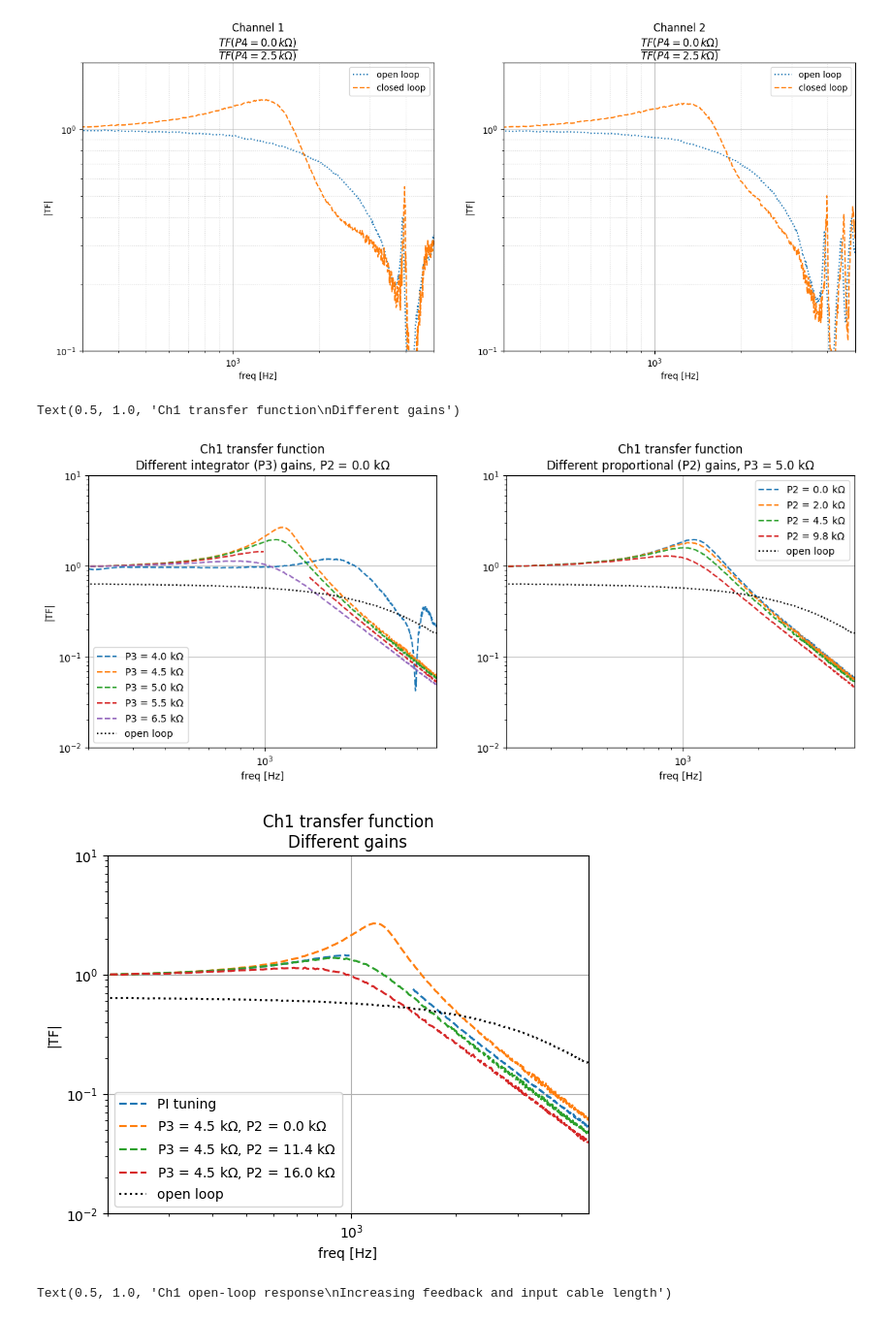
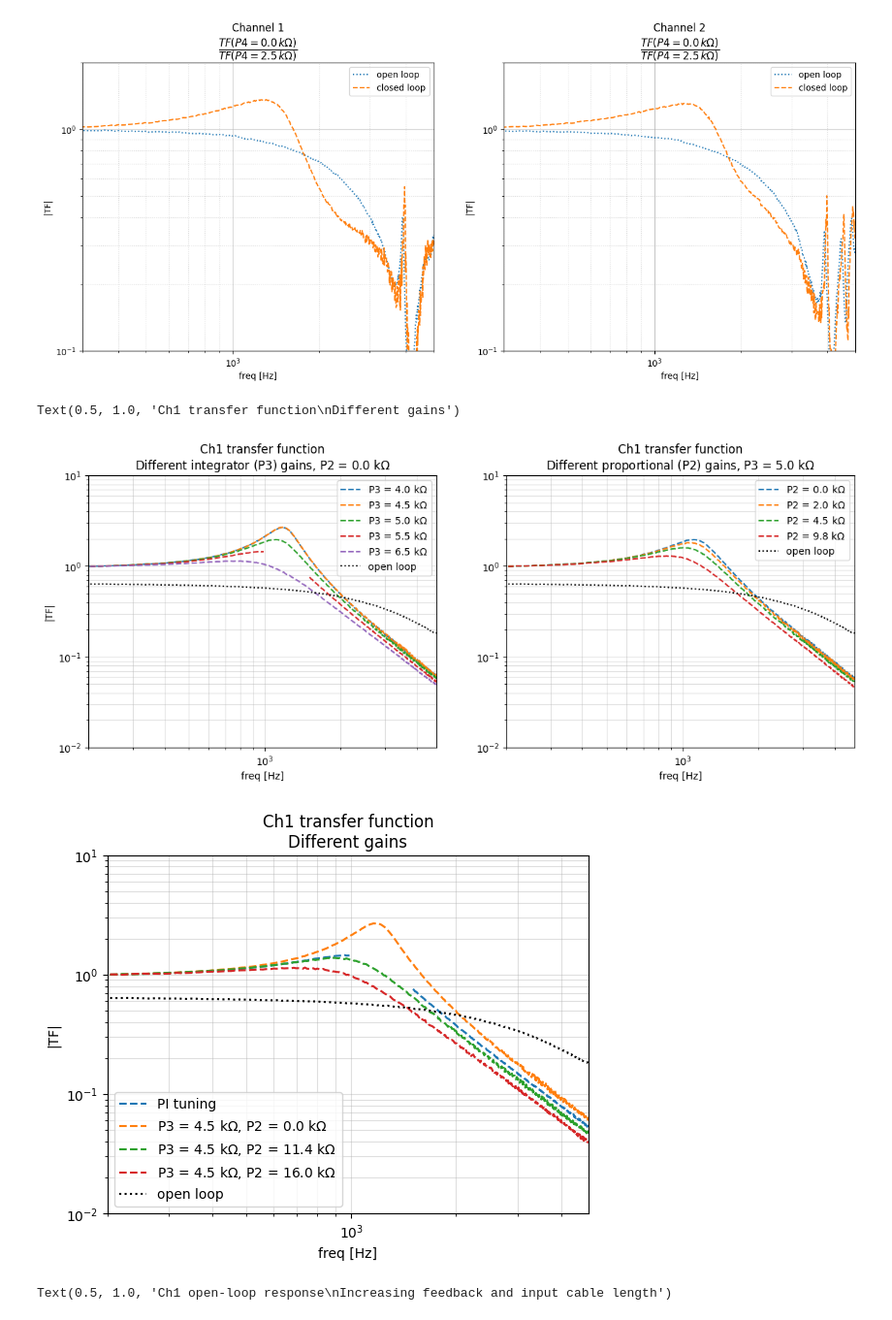
Before and after one commit to runabriguglio/SPLATT, a Jupyter notebook: splattsw/JupyterNotebooks/scratchPiezoTFs.ipynb, the cells around one changed output. Shown at 97% size. Saved outputs shown, nothing was run; the diff lists cells and outputs as text; code cells hidden in the pictures.

```diff
--- a/splattsw/JupyterNotebooks/scratchPiezoTFs.ipynb
+++ b/splattsw/JupyterNotebooks/scratchPiezoTFs.ipynb
@@ -120,6 +120,8 @@ spe,f = get_spectra_from_tns(['20260227_144140','20260227_144200'],fs=freq,tstar
 ch2_oltf[frange] = spe[3,frange]/spe[2,frange]
 ch2_oltf_ct[frange] = spe[1,frange]/spe[2,frange]
 
+ch1_cltf_0 = ch1_cltf.copy()
+
 dec = 100
 plt.figure()
 plt.plot(f[::dec],ch1_oltf[::dec],':',c='C0',label='ch1 (OL)')
@@ -131,6 +133,7 @@ plt.grid()
 plt.xscale('log')
 plt.yscale('log')
 plt.xlim([200,5500])
+plt.grid(which='both',alpha=0.3)
 plt.ylim([1e-2,10])
 plt.xlabel('freq [Hz]')
 plt.ylabel('|TF|')
@@ -147,6 +150,7 @@ plt.xscale('log')
 plt.yscale('log')
 plt.xlim([200,5500])
 plt.ylim([1e-2,10])
+plt.grid(which='both',alpha=0.3)
 plt.xlabel('freq [Hz]')
 plt.ylabel('|TF|')
 plt.title('S331 cross talk measurement')
@@ -163,6 +167,7 @@ plt.yscale('log')
 plt.xlim([200,5500])
 plt.ylim([1e-3,10])
 plt.xlabel('freq [Hz]')
+plt.grid(which='both',alpha=0.3)
 plt.ylabel('|TF|')
 plt.title('S331 cross talk measurement')
 
@@ -177,6 +182,7 @@ plt.xlim([200,6000])
 plt.ylim([0.75,1.02])
 plt.xlabel('freq [Hz]')
 plt.yticks(np.arange(16)/50+0.75)
+plt.grid(which='both',alpha=0.3)
 plt.ylabel('|TF|')
 plt.title('Transfer function ratio\nChannel 2 / Channel 1')
 # %% [output]
@@ -530,14 +542,14 @@ ch1_cltf_N[frange] = spe[1,frange]/spe[0,frange]
 dec = 100
 plt.figure(figsize=(14,5))
 plt.subplot(1,2,1)
-plt.plot(f[::dec],ch1_cltf[::dec],'--',label=r'P3 = 4.0 k$\Omega$')
+plt.plot(f[::dec],ch1_cltf_0[::dec],'--',label=r'P3 = 4.0 k$\Omega$')
 plt.plot(f[::dec],ch1_cltf_L[::dec],'--',label=r'P3 = 4.5 k$\Omega$')
 plt.plot(f[::dec],ch1_cltf_K[::dec],'--',label=r'P3 = 5.0 k$\Omega$')
 plt.plot(f[::dec],ch1_cltf_B[::dec],'--',label=r'P3 = 5.5 k$\Omega$')
 plt.plot(f[::dec],ch1_cltf_D[::dec],'--',label=r'P3 = 6.5 k$\Omega$')
 plt.plot(f[::dec],ch1_oltf[::dec],':',c='k',label=r'open loop')
 plt.legend()
-plt.grid()
+plt.grid(which='both',alpha=0.4)
 plt.xscale('log')
 plt.yscale('log')
 plt.xlim([200,4800])
@@ -550,36 +562,36 @@ plt.plot(f[::dec],ch1_cltf_K[::dec],'--',label=r'P2 = 0.0 k$\Omega$')
 plt.plot(f[::dec],ch1_cltf_H[::dec],'--',label=r'P2 = 2.0 k$\Omega$')
 plt.plot(f[::dec],ch1_cltf_I[::dec],'--',label=r'P2 = 4.5 k$\Omega$')
 plt.plot(f[::dec],ch1_cltf_J[::dec],'--',label=r'P2 = 9.8 k$\Omega$')
 plt.plot(f[::dec],ch1_oltf[::dec],':',c='k',label=r'open loop')
 plt.legend()
-plt.grid()
+plt.grid(which='both',alpha=0.4)
 plt.xscale('log')
 plt.yscale('log')
 plt.xlim([200,4800])
 plt.ylim([1e-2,10])
 plt.xlabel('freq [Hz]')
 plt.title('Ch1 transfer function\nDifferent proportional (P2) gains, P3 = 5.0 '+r'k$\Omega$')
 
 
 
 plt.figure()
 plt.plot(f[::dec],ch1_cltf_B[::dec],'--',label=r'PI tuning')
 plt.plot(f[::dec],ch1_cltf_L[::dec],'--',label=r'P3 = 4.5 k$\Omega$, P2 = 0.0 k$\Omega$')
 plt.plot(f[::dec],ch1_cltf_M[::dec],'--',label=r'P3 = 4.5 k$\Omega$, P2 = 11.4 k$\Omega$')
 plt.plot(f[::dec],ch1_cltf_N[::dec],'--',label=r'P3 = 4.5 k$\Omega$, P2 = 16.0 k$\Omega$')
 plt.plot(f[::dec],ch1_oltf[::dec],':',c='k',label=r'open loop')
 plt.legend()
-plt.grid()
+plt.grid(which='both',alpha=0.4)
 plt.xscale('log')
 plt.yscale('log')
 plt.xlim([200,4800])
 plt.ylim([1e-2,10])
 plt.xlabel('freq [Hz]')
 plt.ylabel('|TF|')
 plt.title('Ch1 transfer function\nDifferent gains')
 # %% [output]
 Text(0.5, 1.0, 'Ch1 transfer function\nDifferent gains')
-[figure, old version]
+[figure, new version]
 [figure]
 # %%
 frange = (f>100)*(f<4800)
```
Also changed, not shown: parts of 4 cells of this notebook, 1 other file.
